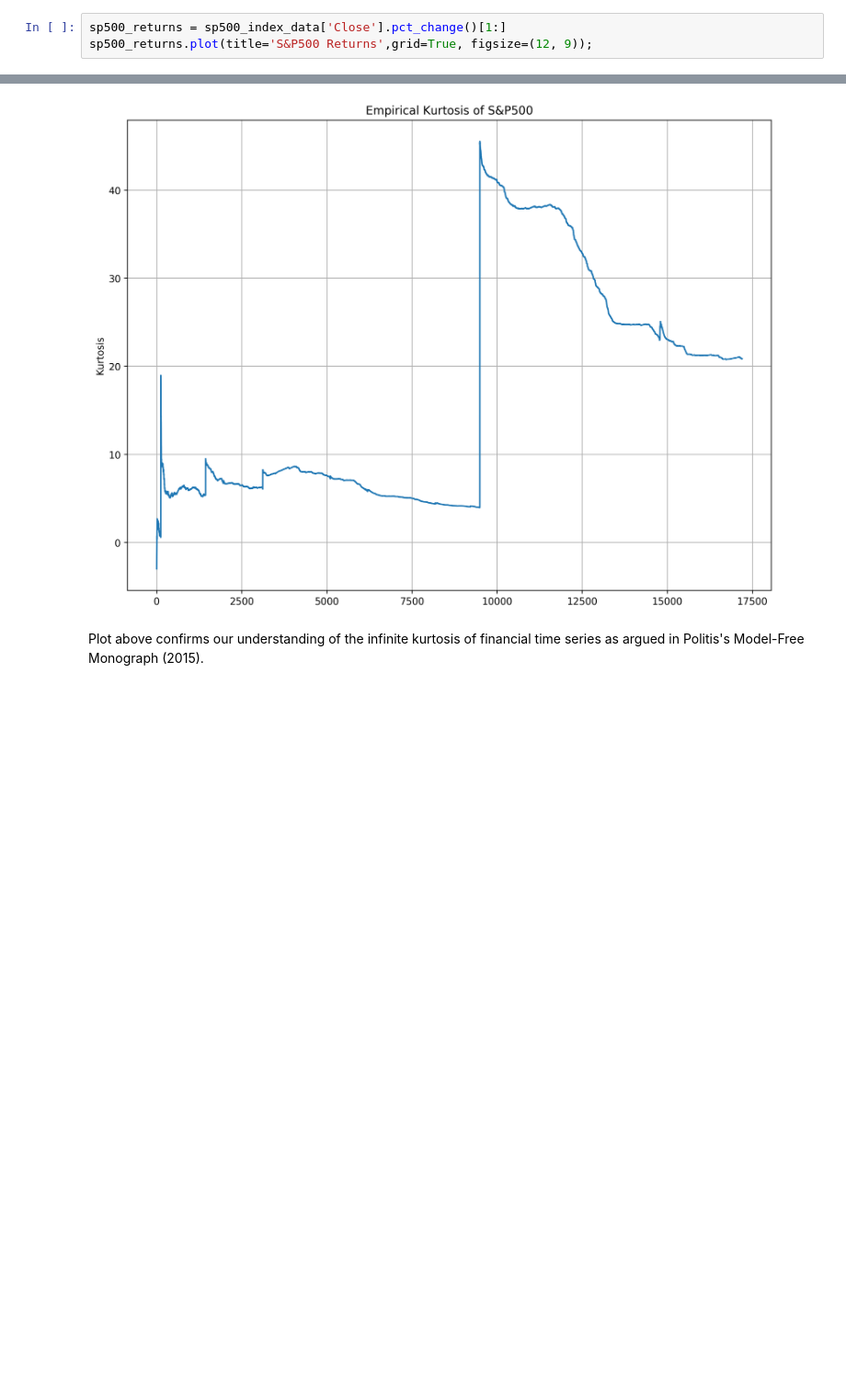
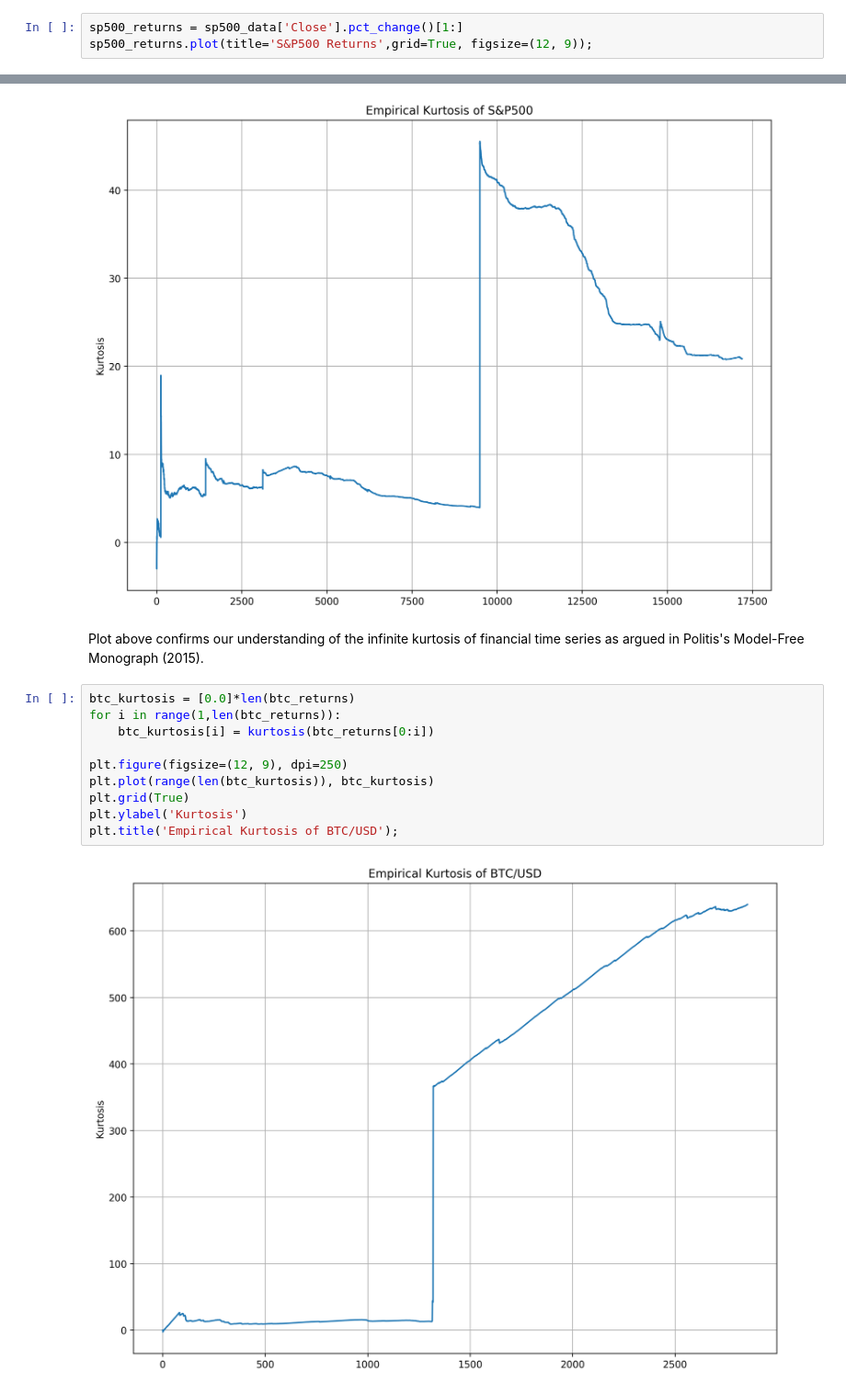
Before and after one commit to ngurnani/VolatilityPrediction, a Jupyter notebook: src/EDA.ipynb, the cells around one changed output, grey strips where cells are left out. Shown at 92% size. Drawn from its saved outputs; the diff is of its cells as text; blank space fills up the shorter version.

```diff
--- a/src/EDA.ipynb
+++ b/src/EDA.ipynb
@@ -74,7 +58,7 @@ plt.legend(['S&P500']);
 # %% [output]
 [figure]
 # %%
-sp500_returns = sp500_index_data['Close'].pct_change()[1:]
+sp500_returns = sp500_data['Close'].pct_change()[1:]
 sp500_returns.plot(title='S&P500 Returns',grid=True, figsize=(12, 9));
 # %% [output]
 [figure]
@@ -135,3 +124,15 @@ plt.title('Empirical Kurtosis of S&P500');
 [figure]
 # %% [markdown]
 Plot above confirms our understanding of the infinite kurtosis of financial time series as argued in Politis's Model-Free Monograph (2015).
+# %%
+btc_kurtosis = [0.0]*len(btc_returns)
+for i in range(1,len(btc_returns)):
+    btc_kurtosis[i] = kurtosis(btc_returns[0:i])
+
+plt.figure(figsize=(12, 9), dpi=250)
+plt.plot(range(len(btc_kurtosis)), btc_kurtosis)
+plt.grid(True)
+plt.ylabel('Kurtosis')
+plt.title('Empirical Kurtosis of BTC/USD');
+# %% [output]
+[figure, added]
```
Also changed, not shown: parts of 17 cells of this notebook, 1 other file.
